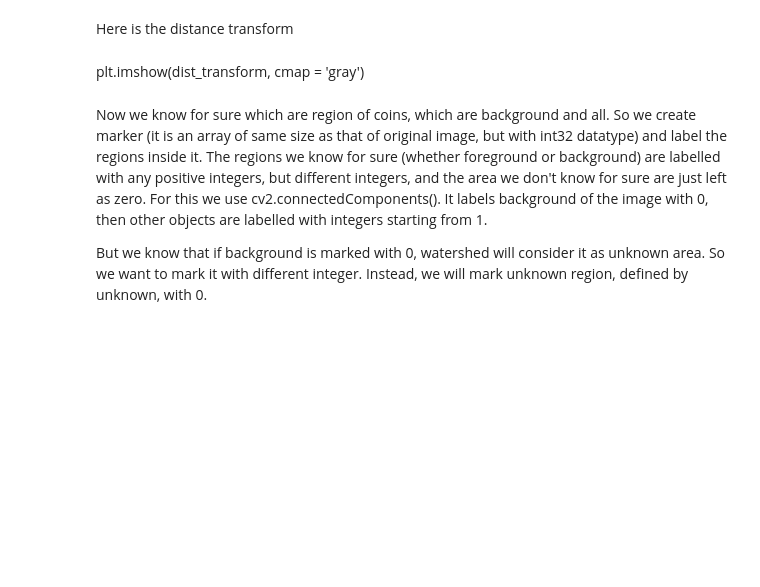
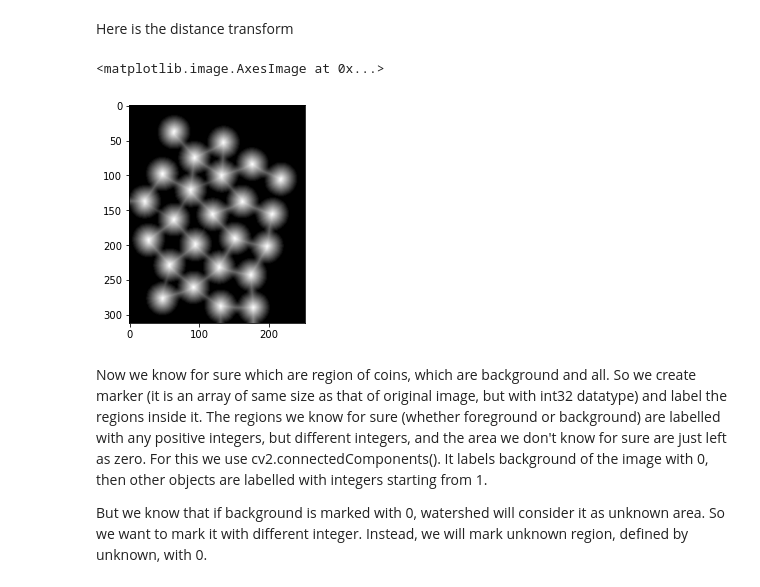
Before and after one commit to TrackDR/OpenCV-Ipython-notebooks, a Jupyter notebook: WatershedDistanceTransform.ipynb, the cells around one changed output. Cells and saved outputs as stored; diff of their text form; code cells hidden in the pictures; blank space fills up the shorter version.

Commit message:
Watershed notebox dist tranform plot

```diff
--- a/WatershedDistanceTransform.ipynb
+++ b/WatershedDistanceTransform.ipynb
@@ -66,8 +66,11 @@ plt.imshow(sure_fg, cmap = 'gray')
 [figure]
 # %% [markdown]
 Here is the distance transform
-# %% [markdown]
-plt.imshow(dist_transform, cmap = 'gray')
+# %%
+plt.imshow(dist_transform, cmap = 'gray')
+# %% [output]
+<matplotlib.image.AxesImage at 0x...>
+[figure, added]
 # %% [markdown]
 Now we know for sure which are region of coins, which are background and all. So we create marker (it is an array of same size as that of original image, but with int32 datatype) and label the regions inside it. The regions we know for sure (whether foreground or background) are labelled with any positive integers, but different integers, and the area we don't know for sure are just left as zero. For this we use cv2.connectedComponents(). It labels background of the image with 0, then other objects are labelled with integers starting from 1.
 
```
